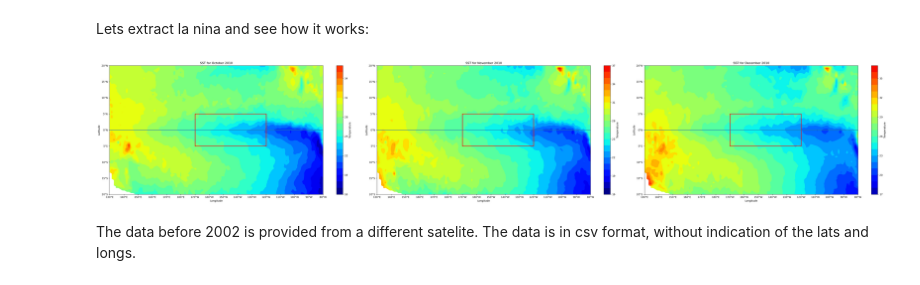
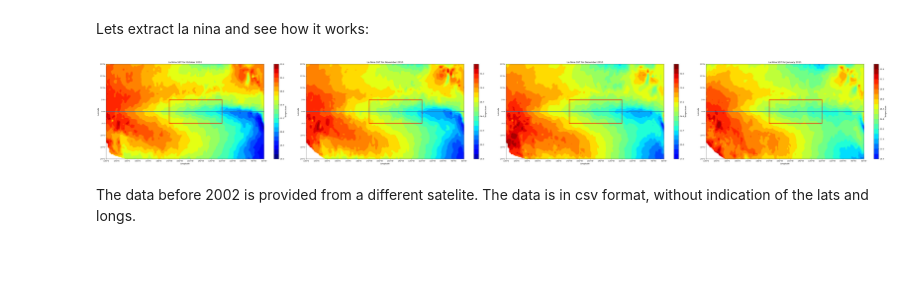
Before and after one commit to StanDobrev11/DataScience, a Jupyter notebook: Project/draft.ipynb, the cells around one changed output. Cells and saved outputs as stored; diff of their text form; code cells hidden in the pictures; blank space fills up the shorter version.

```diff
--- a/Project/draft.ipynb
+++ b/Project/draft.ipynb
@@ -392,7 +383,13 @@ lanina = create_dataframe('lanina_2010', *lanina)
+# %%
+lanina = csv_from_aqua_modis_dataset('data/aqua_modis/lanina/2010/', 'lanina_2010')
+# %%
+lanina.sst = lanina.sst.apply(lambda x: None if x > 33 else x)
+# %%
+lanina = lanina.dropna()
 # %%
-plot_equatorial_pacific(lanina)
+plot_equatorial_pacific(lanina, cond_name='La Nina')
 # %% [output]
-[figure, old version]
+[figure, new version]
 # %% [markdown]
 The data before 2002 is provided from a different satelite.
 The data is in csv format, without indication of the lats and longs.
```
Also changed, not shown: parts of 29 cells of this notebook, 12 other files.
